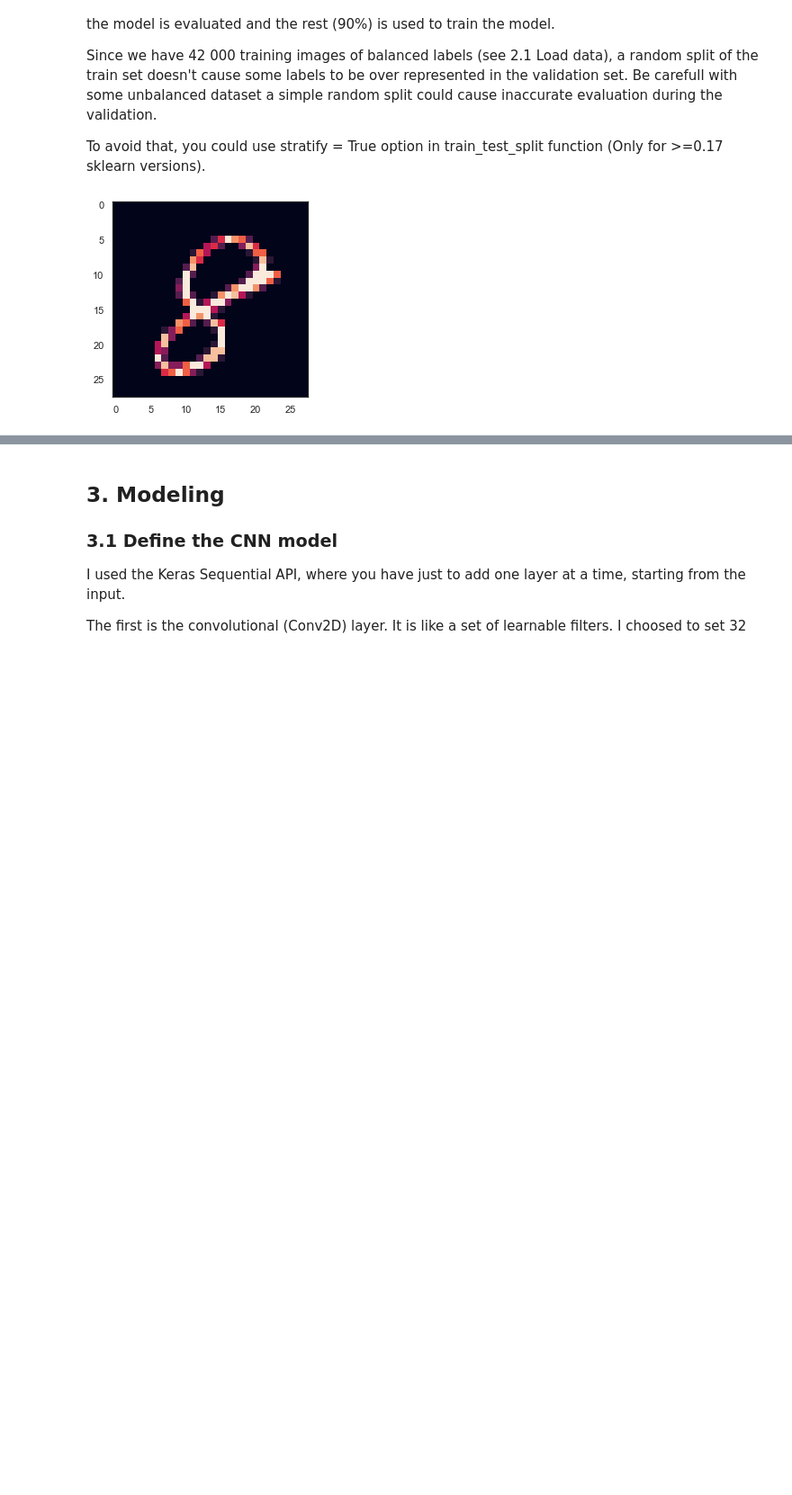
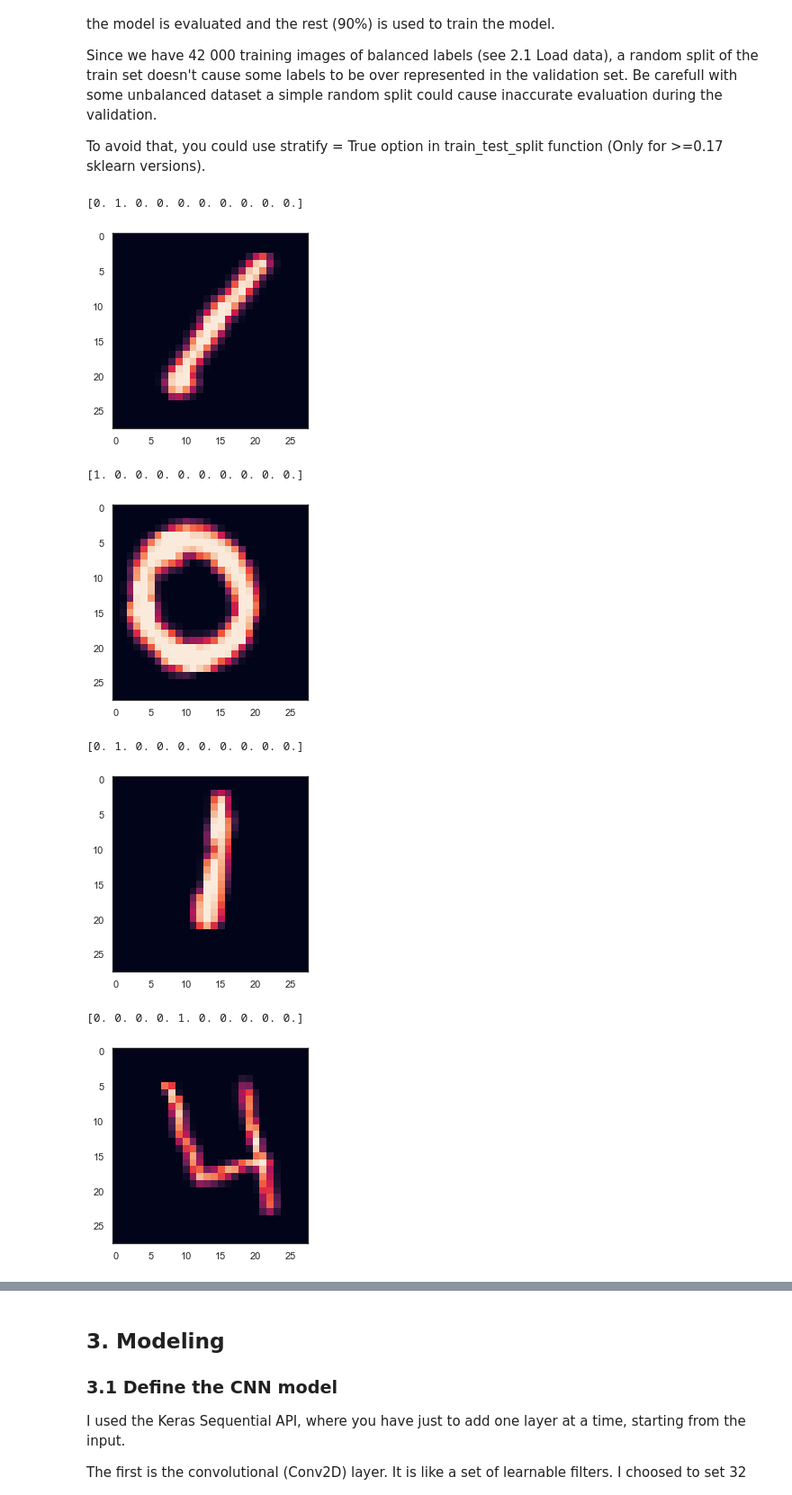
Before and after one commit to https-github-com-DSU/git_test, a Jupyter notebook: minst_example.ipynb, the cells around one changed output, grey strips where cells are left out. Shown at 90% size. Saved outputs shown, nothing was run; the diff lists cells and outputs as text; code cells hidden in the pictures; blank space fills up the shorter version.

```diff
--- a/minst_example.ipynb
+++ b/minst_example.ipynb
@@ -127,8 +140,19 @@ X_train, X_val, Y_train, Y_val = train_test_split(X_train, Y_train, test_size =
 # %%
 '''
 We can get a better sense for one of these examples by visualising the image and looking at the label.
 '''
+
 # Some examples
-g = plt.imshow(X_train[0][:,:,0])
+for i in range(5):
+    print(Y_train[i])
+    plt.imshow(X_train[i][:,:,0])
+    plt.show()
 # %% [output]
+[0. 1. 0. 0. 0. 0. 0. 0. 0. 0.]
-[figure, old version]
+[figure, new version]
+[1. 0. 0. 0. 0. 0. 0. 0. 0. 0.]
+[figure, added]
+[0. 1. 0. 0. 0. 0. 0. 0. 0. 0.]
+[figure, added]
+[0. 0. 0. 0. 1. 0. 0. 0. 0. 0.]
+[figure, added]
```
Also changed, not shown: parts of 9 cells of this notebook.
